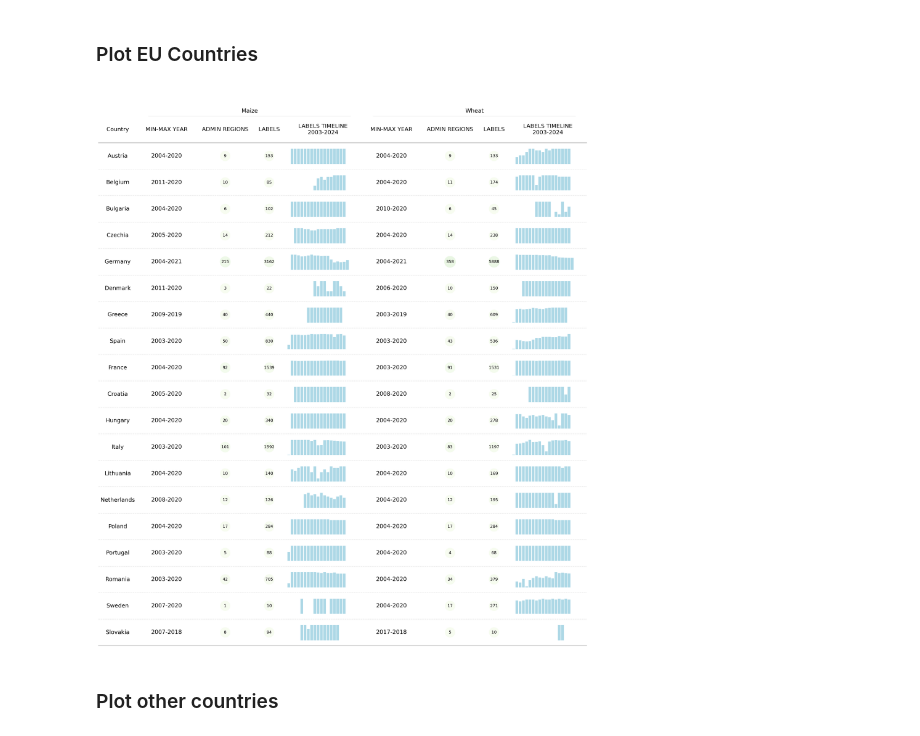
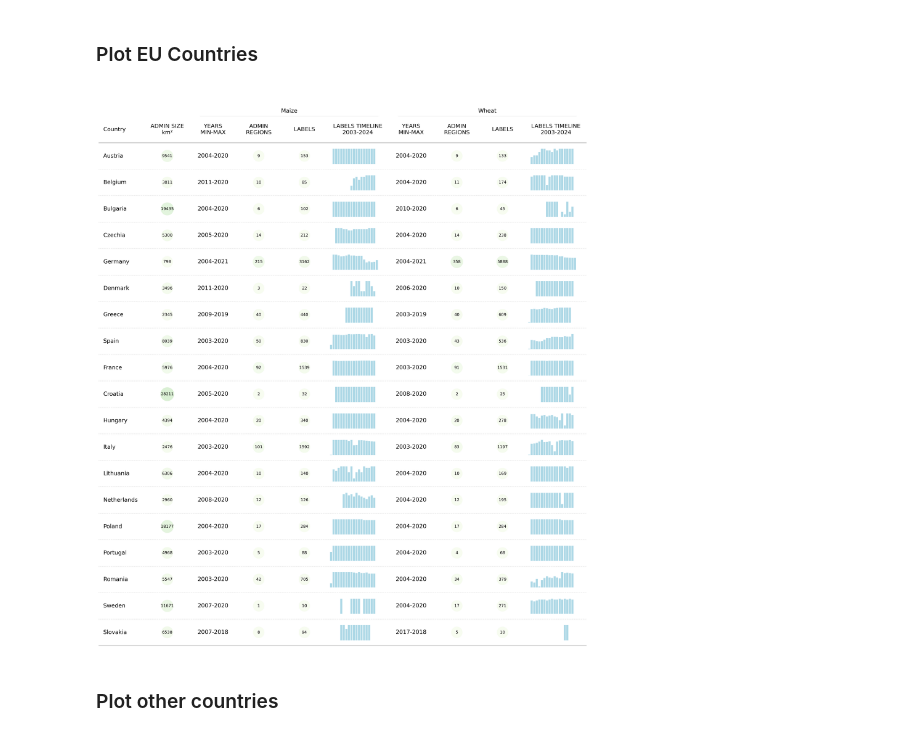
Before and after one commit to mnqoliveira/AgML-CY-Bench, a Jupyter notebook: notebooks/cybench_summary.ipynb, the cells around one changed output. Drawn from its saved outputs; the diff is of its cells as text; code cells hidden in the pictures.

Commit message:
include admin-size in table

```diff
--- a/notebooks/cybench_summary.ipynb
+++ b/notebooks/cybench_summary.ipynb
@@ -164,9 +147,8 @@ iso = summary_df['country_code'].tolist()
 iso.remove('GR')
 iso.append('EL')
 
-# set path to centroid shapefile
-path = '/app/dev/AgML/location_encoding/zipped_shapefiles/polygon'
-
+# set path to shapefile
+path = '/content/polygons'
 
 # holder for utm zone -geometry
 list_country = []
@@ -177,10 +159,9 @@ for i in iso:
     list_country.append(region)
     list_size.append(average_size_ha)
 
-
 adm_units_sizes = pd.DataFrame({
 'country_code': list_country,
-'area_sqkm': list_size
+'area_sqkm': list_size,
 })
 
 
@@ -277,7 +236,7 @@ def custom_cmap(s: pd.Series, cmap="GnBu"):
   return m.to_rgba
 
 
-def calculate_circle_size(value, min_value=0, max_value=5000, min_radius=0.25, max_radius=0.50, steepness=10):
+def calculate_circle_size(value, min_value=0, max_value=5000, min_radius=0.30, max_radius=0.50, steepness=10):
     """
     Calculate the circle size using a sigmoid-like scaling function.
 
@@ -304,8 +263,6 @@ def calculate_circle_size(value, min_value=0, max_value=5000, min_radius=0.25, m
     return circle_size
 
 
-
-
 def custom_plot_fn(
     ax: matplotlib.axes.Axes,
     val: typing.Any,
@@ -320,7 +277,7 @@ def custom_plot_fn(
         return
 
     # Define the size of the circle based on the value
-    circle_radius = calculate_circle_size(val, min_value=min, max_value=max)  # Ensure a minimum radius of 0.1 for small values
+    circle_radius = calculate_circle_size(val, min_value=min, max_value=max)  # Ensure a minimum radius for small values
 
     maxval = int(0.75*max)
     if val > maxval:
@@ -347,14 +304,16 @@ def custom_plot_fn(
     ax.axis('off')
 
 
-
 df_admin = pd.concat([summary_df["maize_adm_id_count"], summary_df["wheat_adm_id_count"]]).fillna(0)
 df_labels = pd.concat([summary_df["maize_labels_count"], summary_df["wheat_labels_count"]]).fillna(0)
+df_area = summary_df["area_sqkm"].fillna(0)
 
 color_map_adm = custom_cmap(df_admin)
 min_adm, max_adm = df_admin.min(), df_admin.max()
 color_map_labels = custom_cmap(df_labels)
 min_labels, max_labels = df_labels.min(), df_labels.max()
+color_map_area = custom_cmap(df_area)
+min_area, max_area = df_area.min(), df_area.max()
 # %% [markdown]
 ### Plot EU Countries
 # %%
@@ -369,20 +328,28 @@ wheat_label = "Wheat"
 
 tab = Table(
             eu_summary_df,
-            columns=["maize_years", "maize_adm_id_count", "maize_labels_count", "maize_labels_count_per_year",
+            columns=["area_sqkm", "maize_years", "maize_adm_id_count", "maize_labels_count", "maize_labels_count_per_year",
                      "wheat_years", "wheat_adm_id_count", "wheat_labels_count", "wheat_labels_count_per_year"],
             column_definitions=[
                 ColDef(name="Country", title ="Country",
                         textprops={"ha": "left"},
-                        width=1.5,
+                        width=0.75,
                        ),
-              #   ColDef("flag",title="", width=1,
-              #          textprops={"ha": "center"},
-              #          plot_fn=circled_image,),
+
+                # ColDef("flag",title="", width=1,
+                #        textprops={"ha": "center"},
+                #        plot_fn=circled_image,),
+                ColDef(name="area_sqkm",
+                       title="ADMIN SIZE\nkm²",
+                       formatter=handle_na,
+                       width=0.75,
+                       plot_fn=lambda ax, val: custom_plot_fn(ax, val, cmap=color_map_area, min=min_area, max=max_area),
+                       ),
+
                 ColDef(name="maize_adm_id_count",
-                       title="ADMIN REGIONS",
+                       title="ADMIN\nREGIONS",
                        formatter=handle_na,
-                       width=1.5,
+                       width=0.75,
                        plot_fn=lambda ax, val: custom_plot_fn(ax, val, cmap=color_map_adm, min=min_adm, max=max_adm),
                        group=maize_label),
 
@@ -394,23 +361,23 @@ tab = Table(
                        group=maize_label),
 
                 ColDef(name="maize_years",
-                       title="MIN-MAX YEAR",
+                       title="YEARS\nMIN-MAX",
                        textprops={
                          "ha": "center",
                        },
-                       width=1.5,
+                       width=0.75,
                        group=maize_label),
 
                 ColDef(name="maize_labels_count_per_year",
-                       title="LABELS TIMELINE\n2003-2024", width=2,
+                       title="LABELS TIMELINE\n2003-2024", width=1.0,
                        group= maize_label,
                        plot_fn=densities_plot,
                        textprops={"ha": "center"}),
 
                 ColDef(name="wheat_adm_id_count",
-                       title="ADMIN REGIONS",
+                       title="ADMIN\nREGIONS",
                        formatter=handle_na,
-                       width=1.5,
+                       width=0.75,
                        plot_fn=lambda ax, val: custom_plot_fn(ax, val, cmap=color_map_adm, min=min_adm, max=max_adm),
                        group=wheat_label),
 
@@ -420,37 +387,37 @@ tab = Table(
                        width=0.75,
                        plot_fn=lambda ax, val: custom_plot_fn(ax, val, cmap=color_map_labels, min=min_labels, max=max_labels),
                        group=wheat_label),
 
                 ColDef(name="wheat_years",
-                       title="MIN-MAX YEAR",
+                       title="YEARS\nMIN-MAX",
                        textprops={
                          "ha": "center",
                        },
-                       width=1.5,
+                       width=0.75,
                        group=wheat_label),
 
                 ColDef(name="wheat_labels_count_per_year",
-                       title="LABELS TIMELINE\n2003-2024", width=2,
+                       title="LABELS TIMELINE\n2003-2024", width=1.0,
                        group= wheat_label,
                        plot_fn=densities_plot,
                        textprops={"ha": "center"}),
                 ],
             row_dividers=True,
             col_label_divider=True,
             footer_divider=True,
             textprops={
                 "fontsize": 36,
                 "font": "sans serif",
                 "ha":"center",
             },
             row_divider_kw={"linewidth": 1, "linestyle": (0, (1, 5))},
             col_label_divider_kw={"linewidth": 1, "linestyle": "-"},
             column_border_kw={"linewidth": 1, "linestyle": "-"},
         )
 
 plt.show()
 # %% [output]
-[figure, old version]
+[figure, new version]
 # %% [markdown]
 ### Plot other countries
 # %%
```
Also changed, not shown: parts of 10 cells of this notebook.
